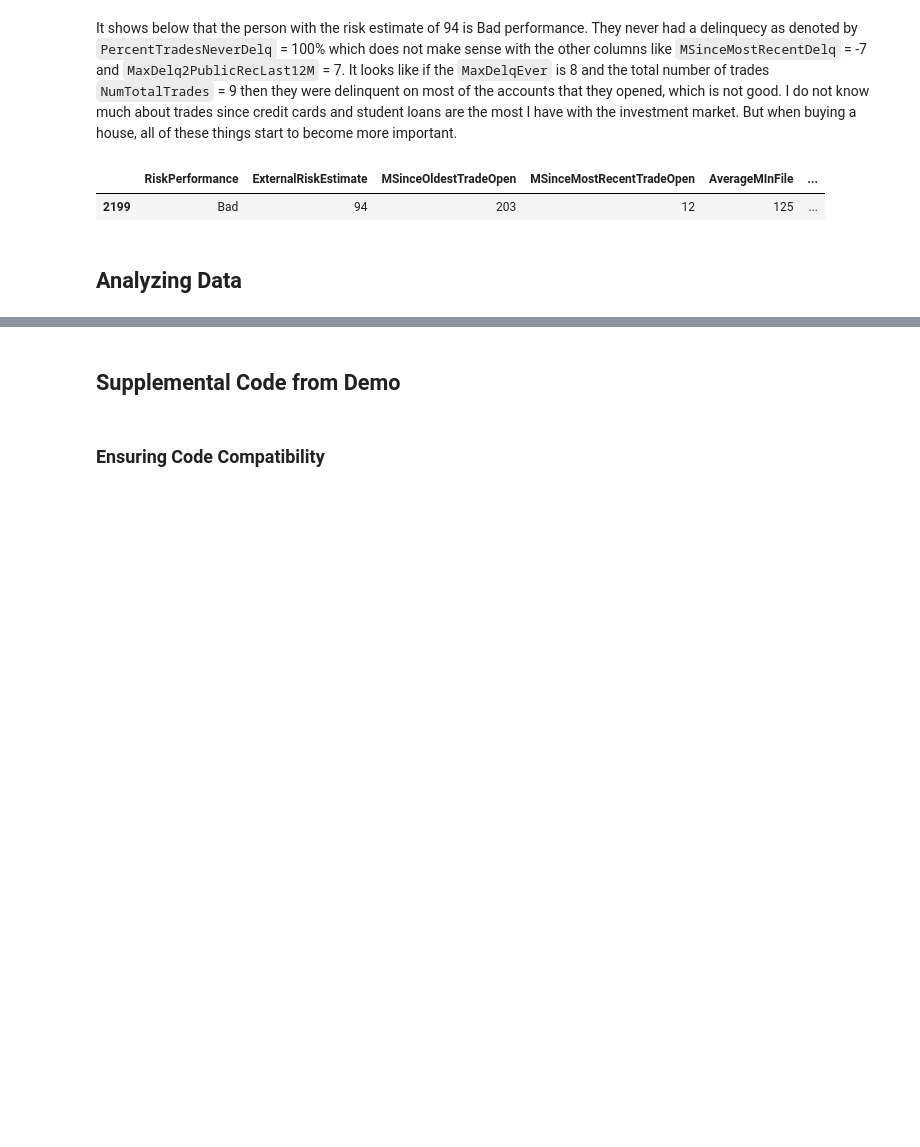
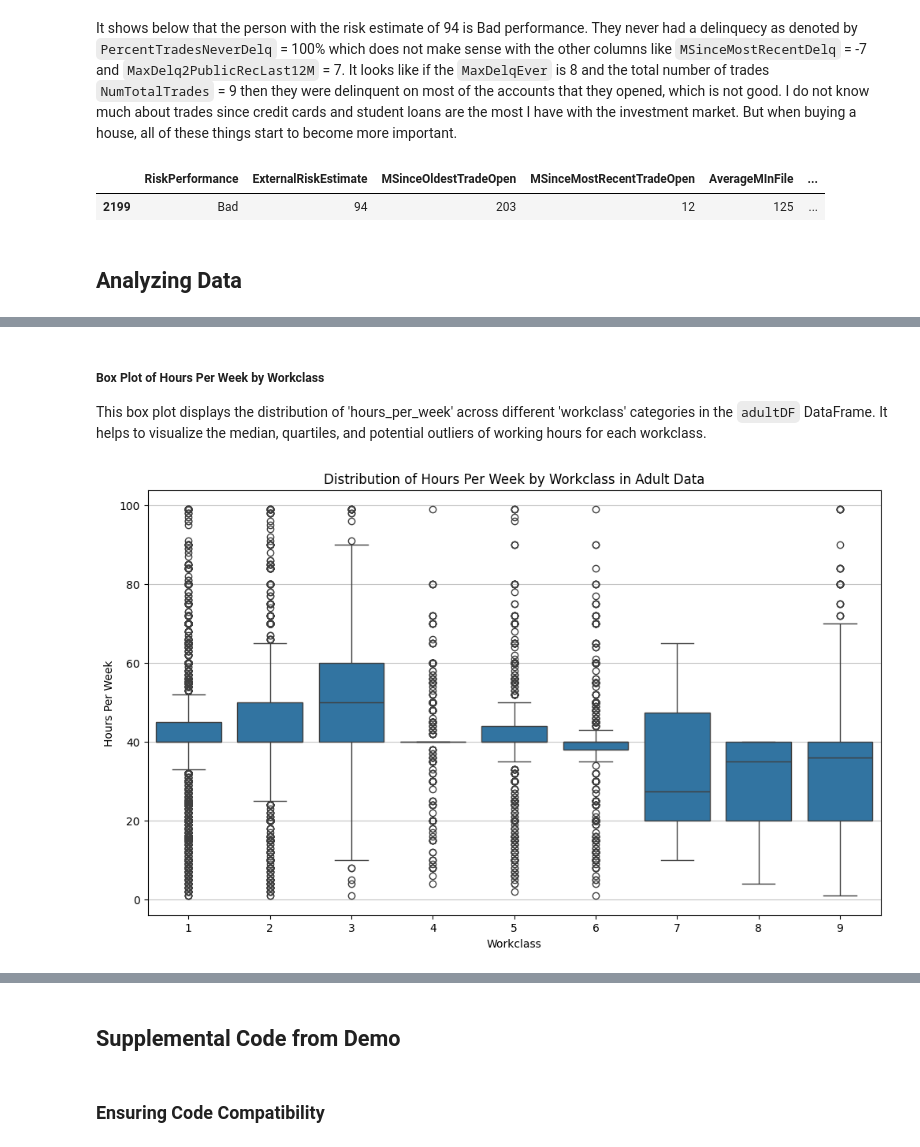
Before and after one commit to HyperTT/GeneticCF, a Jupyter notebook: CS3960_FinalProject.ipynb, the cells around one changed output, grey strips where cells are left out. Saved outputs shown, nothing was run; the diff lists cells and outputs as text; code cells hidden in the pictures; blank space fills up the shorter version.

```diff
--- a/CS3960_FinalProject.ipynb
+++ b/CS3960_FinalProject.ipynb
@@ -311,0 +329,14 @@ ficoDF_94
+# %% [markdown]
+##### Box Plot of Hours Per Week by Workclass
+
+This box plot displays the distribution of 'hours_per_week' across different 'workclass' categories in the `adultDF` DataFrame. It helps to visualize the median, quartiles, and potential outliers of working hours for each workclass.
+# %%
+plt.figure(figsize=(12, 7))
+sns.boxplot(x='workclass', y='hours_per_week', data=adultDF)
+plt.title('Distribution of Hours Per Week by Workclass in Adult Data')
+plt.xlabel('Workclass')
+plt.ylabel('Hours Per Week')
+plt.grid(axis='y', alpha=0.75)
+plt.show()
+# %% [output]
+[figure, added]
```
Also changed, not shown: parts of 20 cells of this notebook.
